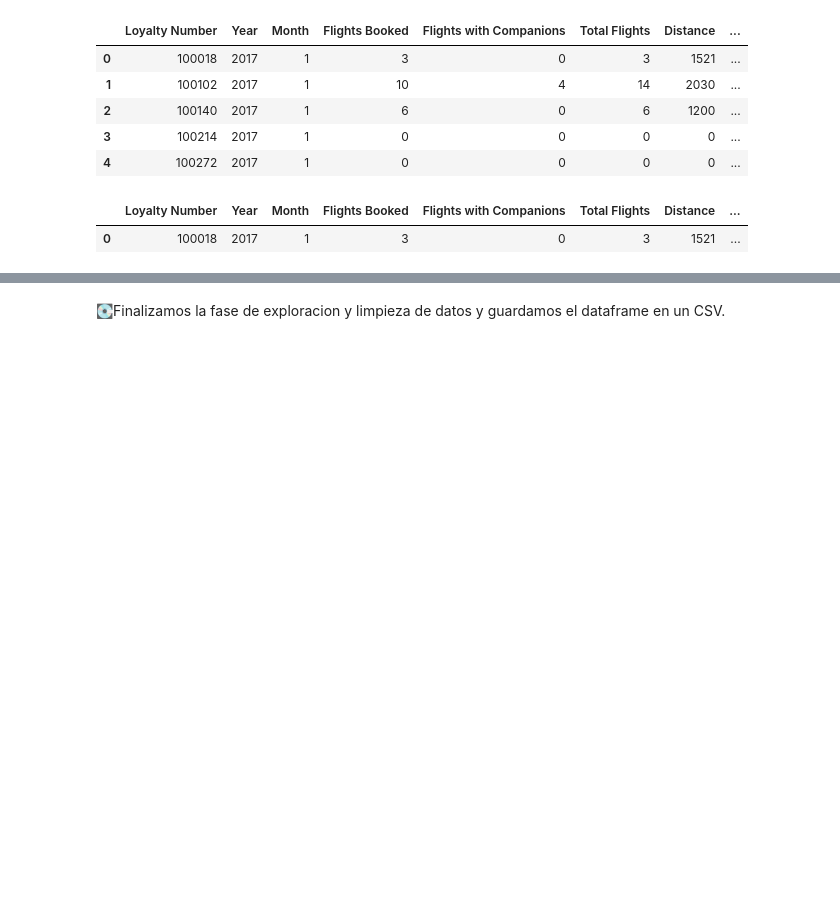
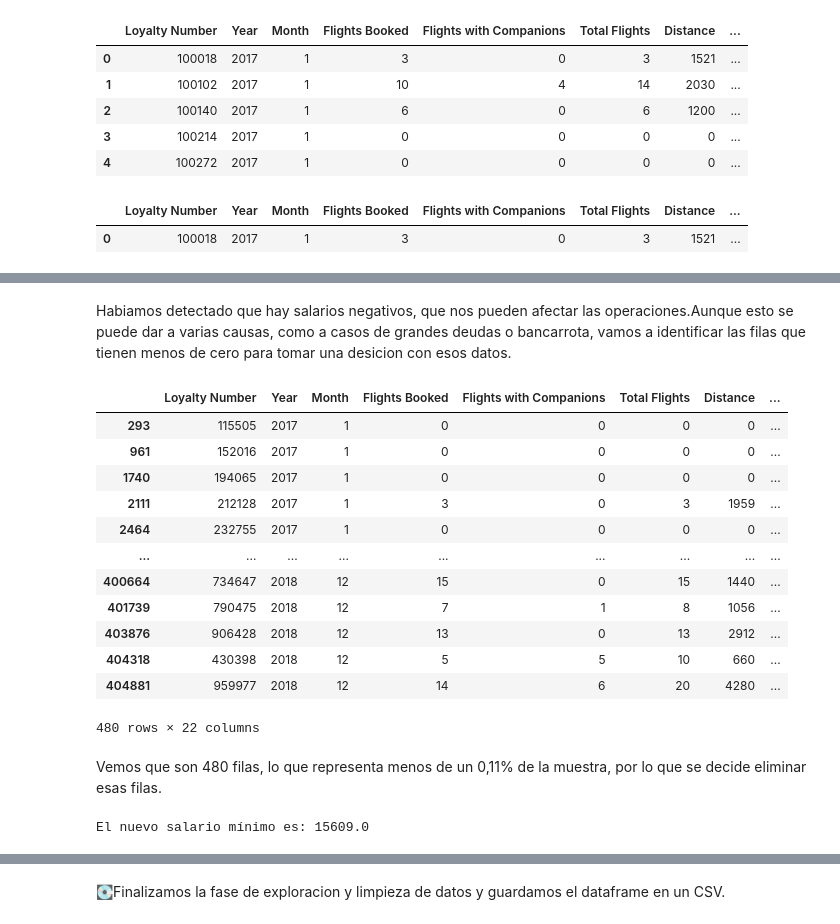
Before and after one commit to Adalab/bda-modulo-3-evaluacion-final-alirisescobar-cpu-1, a Jupyter notebook: Fase_1_exploracion_y_limpieza.ipynb, the cells around one changed output, grey strips where cells are left out. Saved outputs shown, nothing was run; the diff lists cells and outputs as text; code cells hidden in the pictures; blank space fills up the shorter version.

```diff
--- a/Fase_1_exploracion_y_limpieza.ipynb
+++ b/Fase_1_exploracion_y_limpieza.ipynb
@@ -455,0 +462,32 @@ df_merge_final.head()
+# %% [markdown]
+Habiamos detectado que hay salarios negativos, que nos pueden afectar las operaciones.Aunque esto se puede dar a varias causas, como a casos de grandes deudas o bancarrota, vamos a identificar las filas que tienen menos de cero para tomar una desicion con esos datos.
+# %%
+#Filtramos donde la columna Salary es menor a 0
+salarios_negativos = df_merge_final[df_merge_final['Salary'] < 0]
+
+# Mostramos el resultado
+display(salarios_negativos)
+# %% [output]
+|  | Loyalty Number | Year | Month | Flights Booked | Flights with Companions | Total Flights | Distance | ... |
+| 293 | 115505 | 2017 | 1 | 0 | 0 | 0 | 0 | ... |
+| 961 | 152016 | 2017 | 1 | 0 | 0 | 0 | 0 | ... |
+| 1740 | 194065 | 2017 | 1 | 0 | 0 | 0 | 0 | ... |
+| 2111 | 212128 | 2017 | 1 | 3 | 0 | 3 | 1959 | ... |
+| 2464 | 232755 | 2017 | 1 | 0 | 0 | 0 | 0 | ... |
+| ... | ... | ... | ... | ... | ... | ... | ... | ... |
+| 400664 | 734647 | 2018 | 12 | 15 | 0 | 15 | 1440 | ... |
+| 401739 | 790475 | 2018 | 12 | 7 | 1 | 8 | 1056 | ... |
+| 403876 | 906428 | 2018 | 12 | 13 | 0 | 13 | 2912 | ... |
+| 404318 | 430398 | 2018 | 12 | 5 | 5 | 10 | 660 | ... |
+| 404881 | 959977 | 2018 | 12 | 14 | 6 | 20 | 4280 | ... |
+480 rows × 22 columns
+# %% [markdown]
+Vemos que son 480 filas, lo que representa menos de un 0,11% de la muestra, por lo que se decide eliminar esas filas.
+# %%
+# Sobreescribimos el DataFrame filtrando solo los salarios válidos
+df_merge_final = df_merge_final[df_merge_final['Salary'] >= 0]
+
+# Verificamos el nuevo valor mínimo
+print(f"El nuevo salario mínimo es: {df_merge_final['Salary'].min()}")
+# %% [output]
+El nuevo salario mínimo es: 15609.0
```
Also changed, not shown: parts of 9 cells of this notebook, 2 other files.
